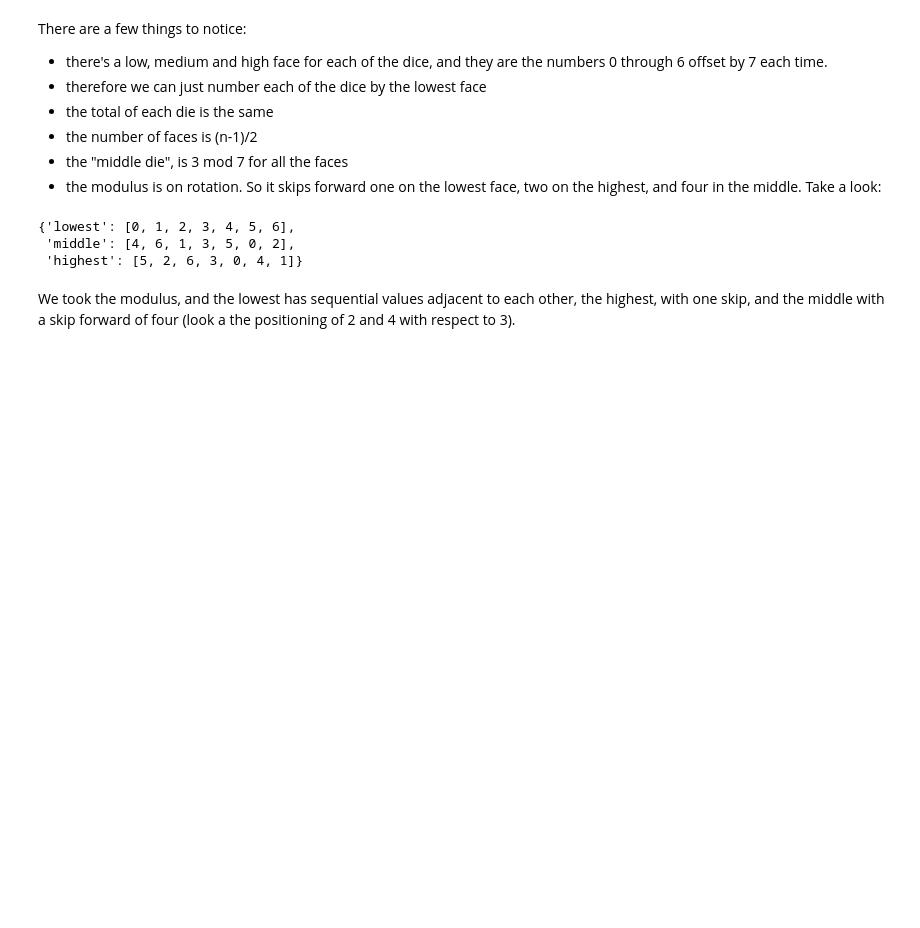
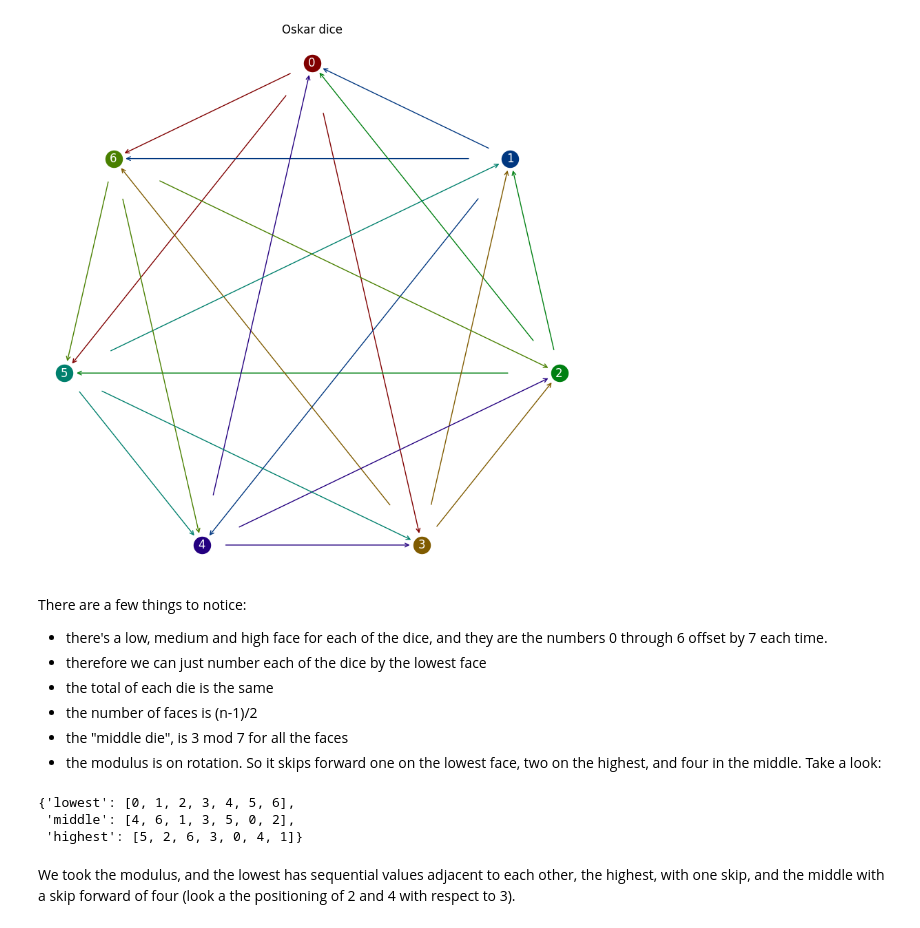
Before and after one commit to NGeorgescu/math_problems, a Jupyter notebook: intransitive.ipynb, the cells around one changed output. Cells and saved outputs as stored; diff of their text form; code cells hidden in the pictures; blank space fills up the shorter version.

```diff
--- a/intransitive.ipynb
+++ b/intransitive.ipynb
@@ -15,3 +108,3 @@ Let's look at the three-player version for some hints. Oscar's dice are three-si
 # %%
-import numpy as np
-oscar_dice = np.array([[0, 11, 19], [1, 13, 16], [2, 8, 20], [3, 10, 17], [4, 12, 14], [5, 7, 18], [6, 9, 15]])
+oskar_dice = [[0, 11, 19], [1, 13, 16], [2, 8, 20], [3, 10, 17], [4, 12, 14], [5, 7, 18], [6, 9, 15]]
+print(tabulate(oskar_dice))
@@ -18,3 +121,7 @@ oscar_dice = np.array([[0, 11, 19], [1, 13, 16], [2, 8, 20], [3, 10, 17], [4, 12
+# %%
+plot_graph(d_wins(oskar_dice), title='Oskar dice')
+# %% [output]
+[figure, added]
 # %% [markdown]
 There are a few things to notice:
 
```
Also changed, not shown: parts of 27 cells of this notebook.
